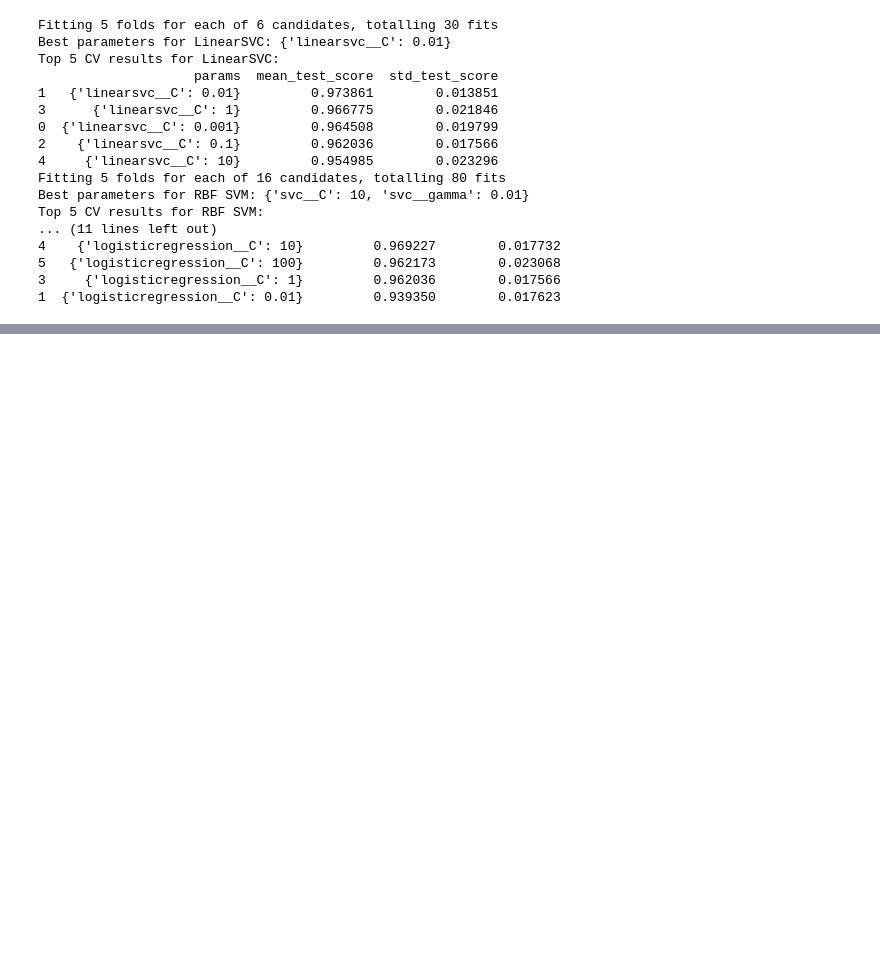
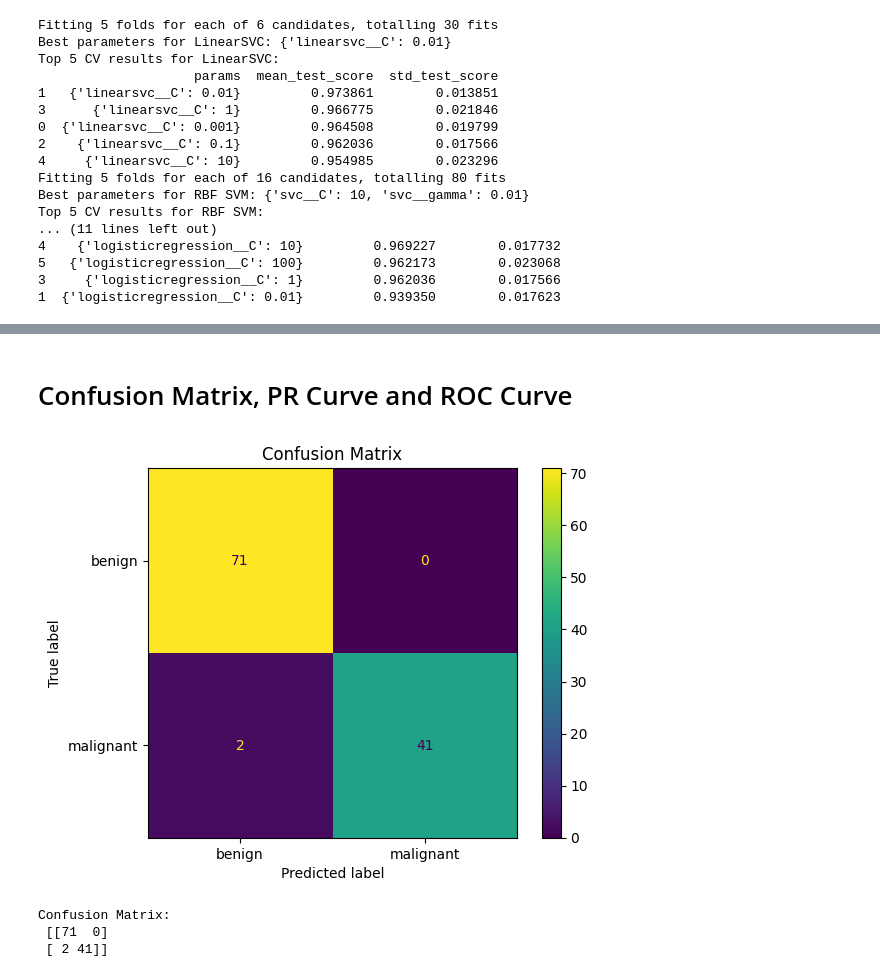
Before and after one commit to TobiSchl2010/breast_cancer_diagnosis_svm, a Jupyter notebook: notebooks/01_exploration.ipynb, the cells around one changed output, grey strips where cells are left out. Drawn from its saved outputs; the diff is of its cells as text; code cells hidden in the pictures; blank space fills up the shorter version.

```diff
--- a/notebooks/01_exploration.ipynb
+++ b/notebooks/01_exploration.ipynb
@@ -132,4 +132,4 @@ References:
   to diagnose breast cancer from fine-needle aspirates. Cancer Letters
   77 (1994) 163-171.
 # %%
-X, y = bunch_data.data, bunch_data.target
+X, y = bunch_data.data, 1 - bunch_data.target
@@ -435,7 +457,7 @@ print(f"🔍 5-Fold Cross-Validation Results (F1-Macro):\n")
 scores_summary = []
 
 for name, model in models.items():
-    scores = cross_val_score(model, X, y, cv=cv, scoring="f1_macro", n_jobs=-1)
+    scores = cross_val_score(model, X_train, y_train, cv=cv, scoring="f1_macro", n_jobs=-1)
     mean_score = scores.mean()
     std_score = scores.std()
     scores_summary.append((name, mean_score, std_score))
@@ -835,0 +844,4 @@ Considering both performance and interpretability:
+# %%
+final_model = make_pipeline(StandardScaler(), LinearSVC(C=0.01, max_iter=20000, random_state=42))
+
+final_model.fit(X_train, y_train)
@@ -835,0 +852,2 @@ Considering both performance and interpretability:
+# %%
+predictions = final_model.predict(X_test)
@@ -835,0 +897,21 @@ Considering both performance and interpretability:
+# %% [markdown]
+# Confusion Matrix, PR Curve and ROC Curve
+# %%
+# Confusion Matrix
+
+from sklearn.metrics import ConfusionMatrixDisplay
+
+ConfusionMatrixDisplay.from_predictions(y_test, predictions, display_labels=bunch_data.target_names[::-1])
+plt.title("Confusion Matrix")
+plt.savefig("outputs/plots/confusion_matrix.png")
+plt.show()
+
+from sklearn.metrics import confusion_matrix
+
+cm = confusion_matrix(y_test, predictions)
+print("Confusion Matrix:\n", cm)
+# %% [output]
+[figure, added]
+Confusion Matrix:
+ [[71  0]
+ [ 2 41]]
```
Also changed, not shown: parts of 24 cells of this notebook.
